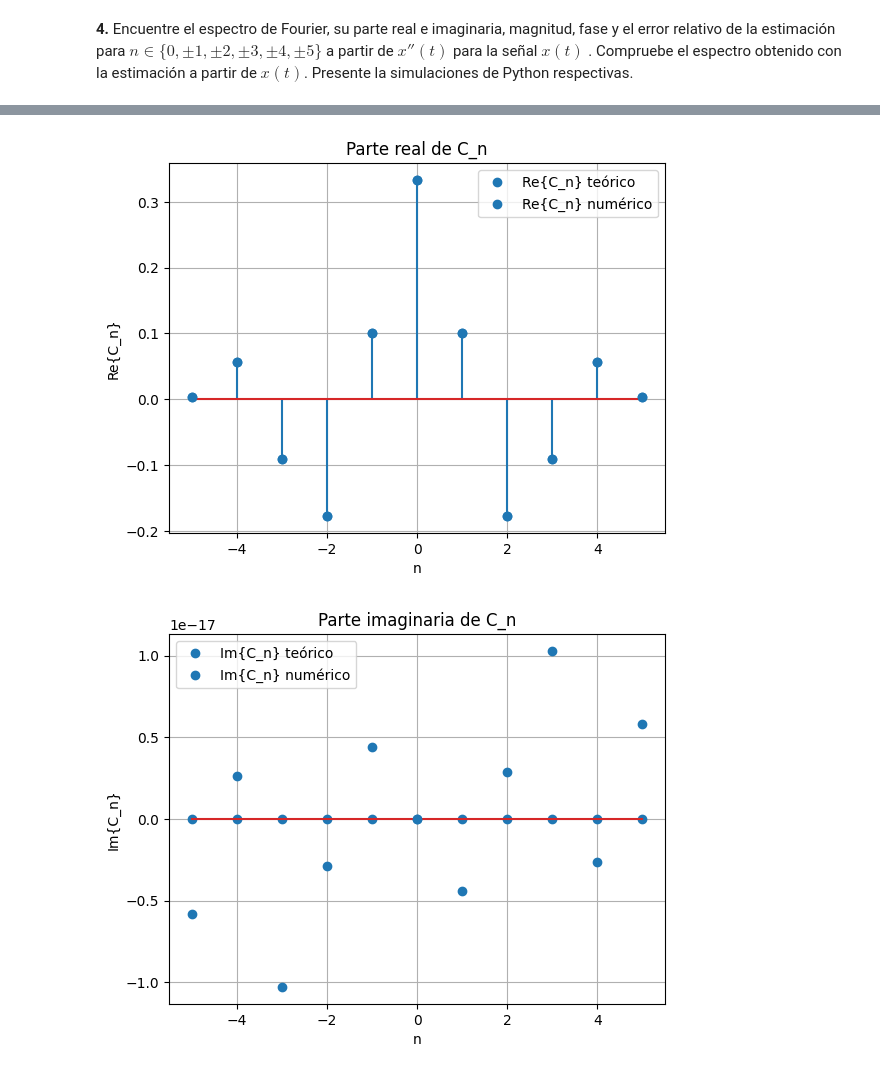
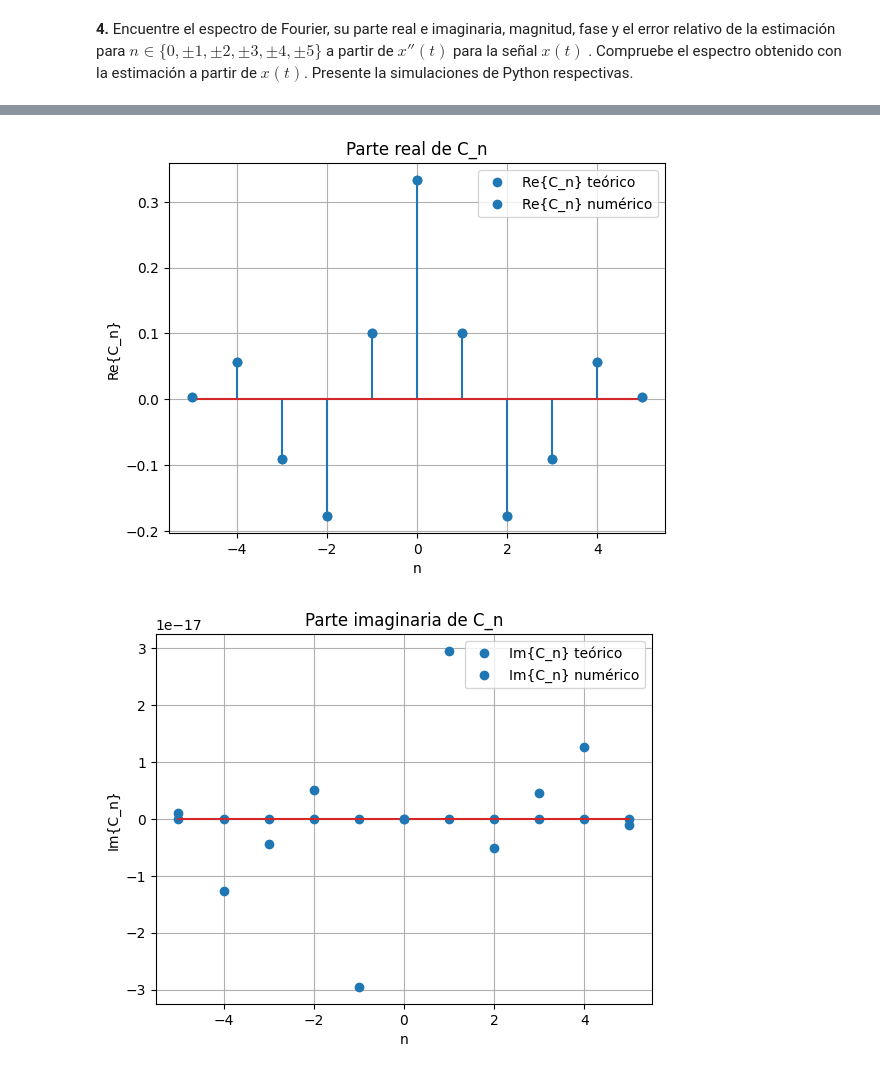
Before and after one commit to vcorredorg/SenalesySistemas2025, a Jupyter notebook: Parcial1_SyS_2025_2.ipynb, the cells around one changed output, grey strips where cells are left out. Saved outputs shown, nothing was run; the diff lists cells and outputs as text; code cells hidden in the pictures.

```diff
--- a/Parcial1_SyS_2025_2.ipynb
+++ b/Parcial1_SyS_2025_2.ipynb
@@ -241,7 +241,7 @@ T_val = float(2*np.pi)
 w0_val = float(2*np.pi/T_val)
 
 # Malla para integrar numéricamente Cn
-M = 20001
+M = 20000
 tv_int = np.linspace(-T_val/2, T_val/2, M)
 xv_int = xt_func(tv_int)
 
@@ -253,6 +253,9 @@ def Cn_teorico(n_int, A=A_val):
         return A/3.0
     return -(2*A/np.pi**2) * (3*np.cos(2*np.pi*n_int/3.0)
                               - 4*np.cos(np.pi*n_int/2.0) + 1) / (n_int**2)
+    """return (-1 / (T * n_int**2 * w0_val**2)) * (2*m1*np.cos(n_int*w0_val*d2)
+                                            - 2*(m1+m2)*np.cos(n_int*w0_val*d1)
+                                            + 2*m2)"""
 
 # Coeficientes numéricos (integración de x(t))
 def Cn_numerico(n_int):
@@ -330,32 +333,32 @@ def x_recon(tv_points, N, A=A_val):
     for k in range(1, N+1):
         Ck = Cn_teorico(k, A)
         xN += 2.0 * Ck * np.cos(k * w0_num * tp)
     return xN
 
 N = 5
 tv_plot = np.asarray(tv, dtype=float)      # tv forzado a float para cos()
 xo_plot = xt_func(tv_plot)                  # x(t) en esa malla
 xN = x_recon(tv_plot, N, A_val)
 
 # Gráfica: original vs reconstruida
 plt.figure()
 plt.plot(tv_plot, xo_plot, label='x(t) original', linewidth=2)
 plt.plot(tv_plot, xN, '--', label=f'Reconstrucción N={N}', linewidth=2)
 plt.grid(True)
 plt.xlabel('t(s)'); plt.ylabel('Amplitud')
 plt.title('Señal reconstruida por serie de Fourier')
 plt.legend()
 plt.show()
 
 # Gráfica: error temporal
 plt.figure()
 plt.plot(tv_plot, xo_plot - xN, linewidth=2)
 plt.grid(True)
 plt.xlabel('t(s)'); plt.ylabel('Error')
 plt.title(f'Error de reconstrucción (N={N})')
 plt.show()
 # %% [output]
 [figure]
 [figure]
-[figure, old version]
+[figure, new version]
 [figure]
```
Also changed, not shown: parts of 1 cell of this notebook.
